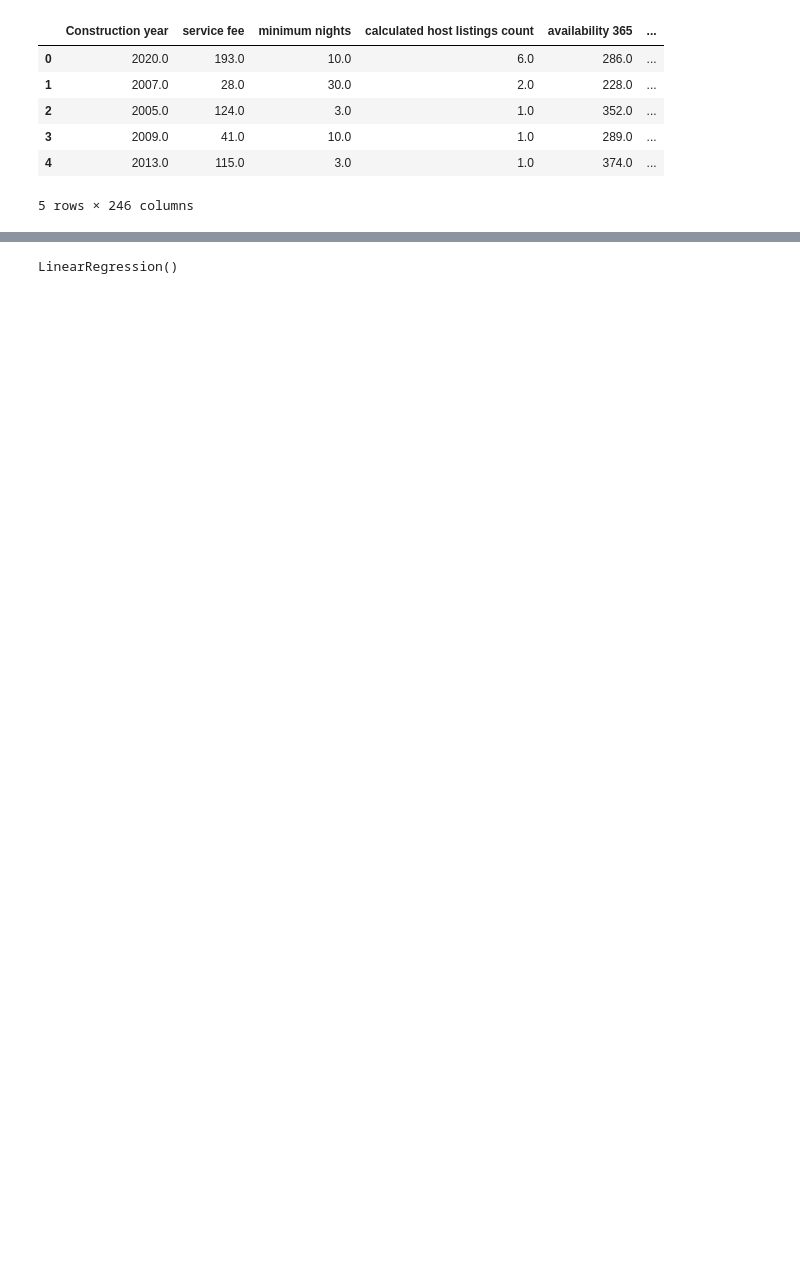
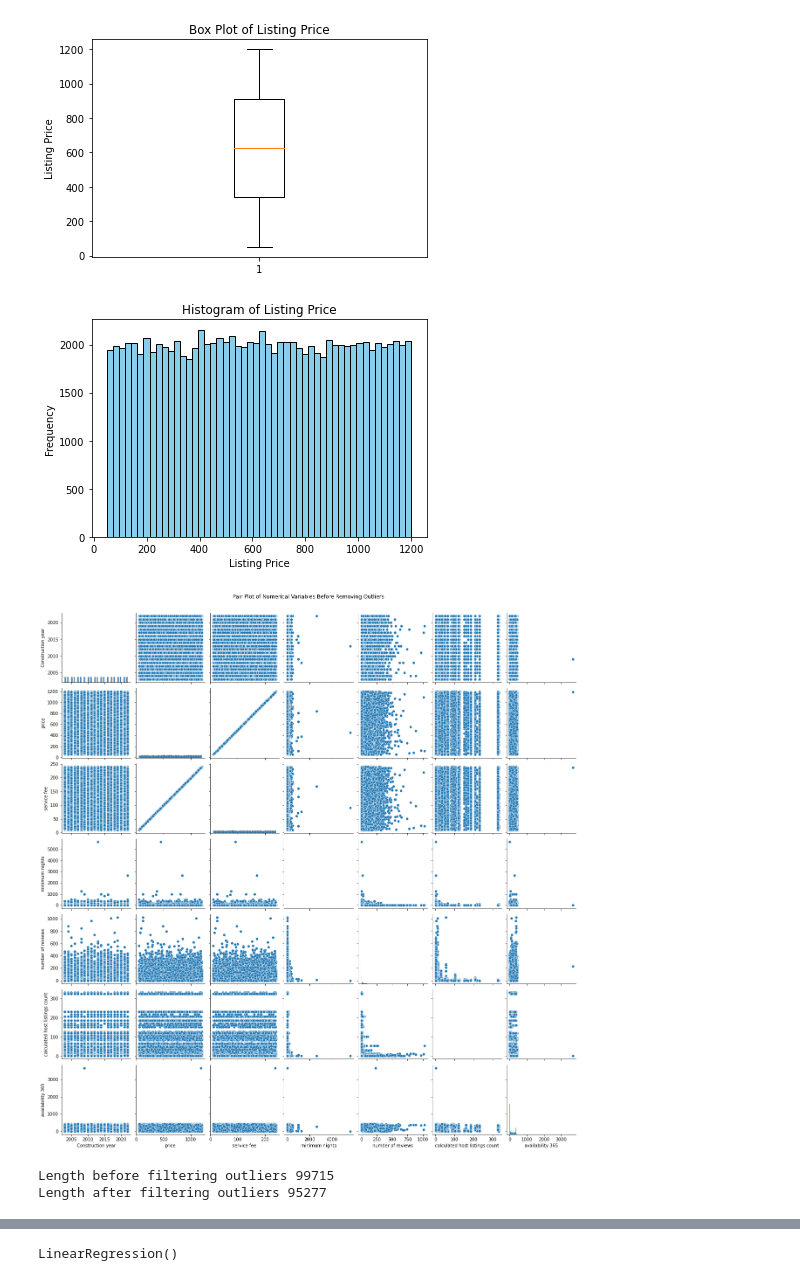
Before and after one commit to gaa5075/team_island_capstone, a Jupyter notebook: BAN-888 Air BnB Listing Price Model.ipynb, the cells around one changed output, grey strips where cells are left out. Saved outputs shown, nothing was run; the diff lists cells and outputs as text; code cells hidden in the pictures; blank space fills up the shorter version.

```diff
--- a/BAN-888 Air BnB Listing Price Model.ipynb
+++ b/BAN-888 Air BnB Listing Price Model.ipynb
@@ -72,23 +98,55 @@ Name: price, dtype: float64
+# %%
+#Create the box plot
+plt.boxplot(data.price)
+
+#Add labels and title
+plt.title('Box Plot of Listing Price')
+plt.ylabel('Listing Price')
+
+#Display the plot
+plt.show()
+
+#Create the histogram
+plt.hist(data.price, bins=50, color='skyblue', edgecolor='black')
+
+#Add labels and title
+plt.xlabel("Listing Price")
+plt.ylabel("Frequency")
+plt.title("Histogram of Listing Price")
+
+#Display the plot
+plt.show()
+
+#Create a dataset of numerical variables for the pair plot
+X_pairplot = X.drop(columns=['last review', 'reviews per month', 'review rate number', 'host_identity_verified', 'neighbourhood group', 'neighbourhood', 'instant_bookable', 'cancellation_policy', 'room type'])
+
+sns.pairplot(X_pairplot)
+plt.suptitle("Pair Plot of Numerical Variables Before Removing Outliers", y=1.02) # Adjust title position
+plt.show()
+# %% [output]
+[figure, added]
+[figure, added]
+[figure, added]
 # %%
 #If un-commented, this statement can be used to show how many columns are in X.
 #print("\n\nX: \n",len(X.iloc[0,:]))
-# %%
-#Assign the "price" variable to y. y will represent the dependent variable for which we are solving.
-y = X.price
-
-#Remove columns that will not be used in this analysis. We need to drop "price" and anything having to do with reviews.
-X = X.drop(columns=['last review', 'reviews per month', 'number of reviews', 'review rate number', 'price'])
-
-#Create dummy variables for columns with character data types
-X = pd.get_dummies(X, columns=['host_identity_verified', 'neighbourhood group', 'neighbourhood', 'instant_bookable', 'cancellation_policy', 'room type'])
-
-#Show details about the dataset after adding dummy variables
-X.head()
-# %% [output]
-|  | Construction year | service fee | minimum nights | calculated host listings count | availability 365 | ... |
-| 0 | 2020.0 | 193.0 | 10.0 | 6.0 | 286.0 | ... |
-| 1 | 2007.0 | 28.0 | 30.0 | 2.0 | 228.0 | ... |
-| 2 | 2005.0 | 124.0 | 3.0 | 1.0 | 352.0 | ... |
-| 3 | 2009.0 | 41.0 | 10.0 | 1.0 | 289.0 | ... |
-| 4 | 2013.0 | 115.0 | 3.0 | 1.0 | 374.0 | ... |
-5 rows × 246 columns
+# %%
+#Remove outliers
+
+#Calculate Z-scores for each column
+z_scores = np.abs(stats.zscore(X_pairplot))
+
+#Length before filtering outliers
+print("Length before filtering outliers",len(X))
+
+#Filter out rows where any column has an absolute Z-score greater than 3. Use only numberic columns from the pairplot dataframe. Save the index of each row to keep so the remainder can be dropped from the combined dataframe X.
+X_keep_rows = X_pairplot[(z_scores < 3).all(axis=1)].index
+
+#Use location of rows without outliers to select rows from X to keep.
+X = X.loc[X_keep_rows]
+
+#Length before filtering outliers
+print("Length after filtering outliers",len(X))
+# %% [output]
+Length before filtering outliers 99715
+Length after filtering outliers 95277
```
Also changed, not shown: parts of 24 cells of this notebook.
